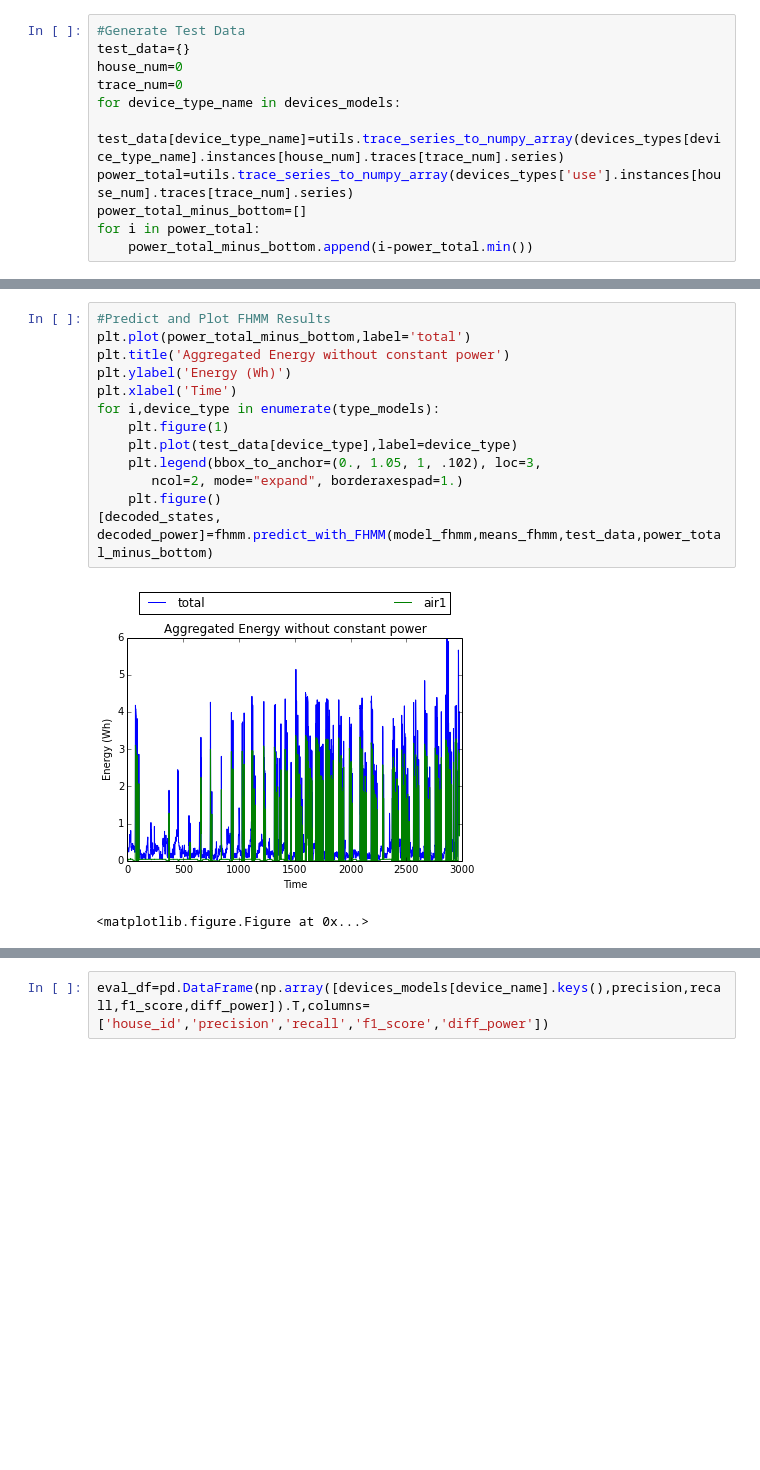
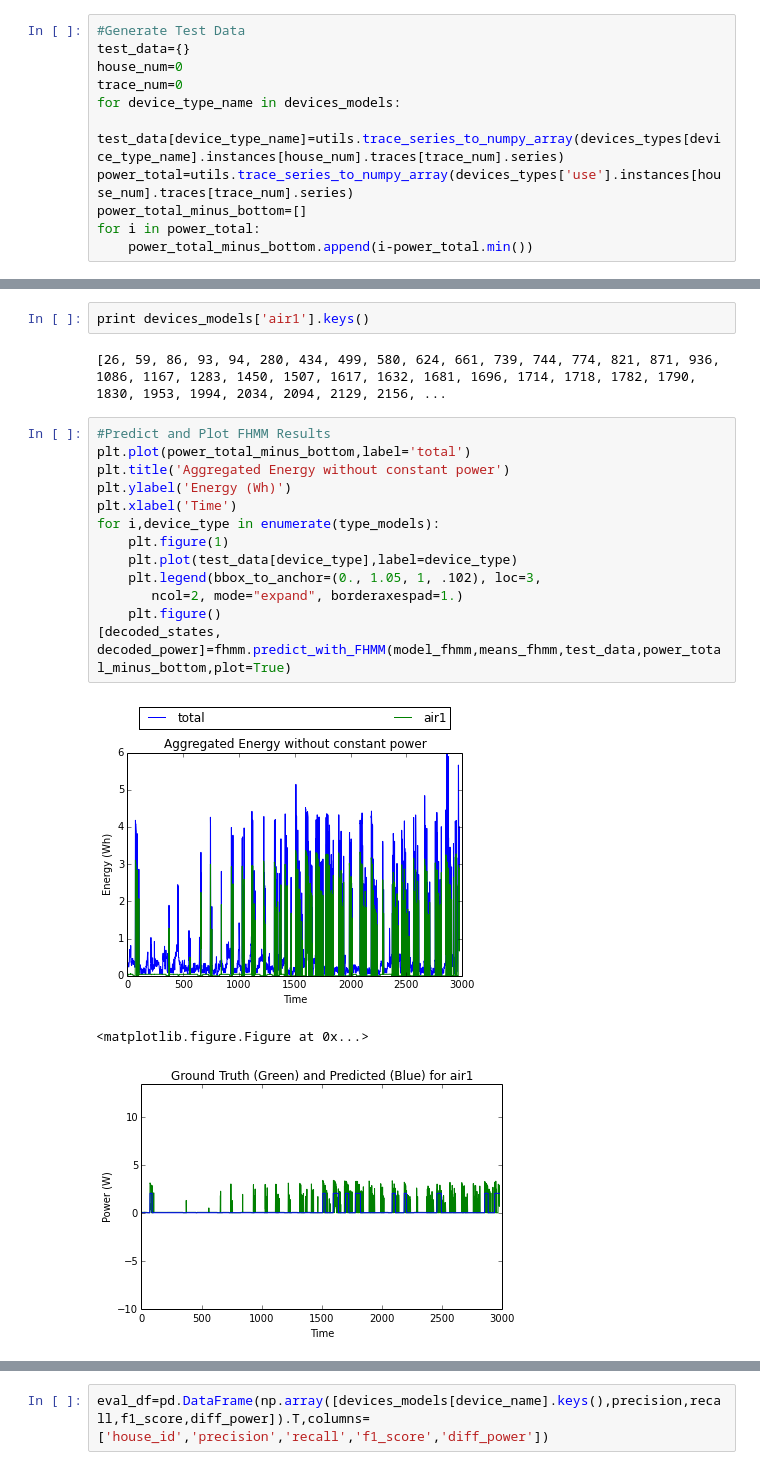
Before and after one commit to dssg/wikienergy, a Jupyter notebook: proto/FHMM/TestModel.ipynb, the cells around one changed output, grey strips where cells are left out. Saved outputs shown, nothing was run; the diff lists cells and outputs as text; blank space fills up the shorter version.

```diff
--- a/proto/FHMM/TestModel.ipynb
+++ b/proto/FHMM/TestModel.ipynb
@@ -117,17 +135,22 @@ model_fhmm,means_fhmm=fhmm.generate_FHMM_from_HMMs(type_models)
+# %%
+print devices_models['air1'].keys()
+# %% [output]
+[26, 59, 86, 93, 94, 280, 434, 499, 580, 624, 661, 739, 744, 774, 821, 871, 936, 1086, 1167, 1283, 1450, 1507, 1617, 1632, 1681, 1696, 1714, 1718, 1782, 1790, 1830, 1953, 1994, 2034, 2094, 2129, 2156, ...
 # %%
 #Predict and Plot FHMM Results
 plt.plot(power_total_minus_bottom,label='total')
 plt.title('Aggregated Energy without constant power')
 plt.ylabel('Energy (Wh)')
 plt.xlabel('Time')
 for i,device_type in enumerate(type_models):
     plt.figure(1)
     plt.plot(test_data[device_type],label=device_type)
     plt.legend(bbox_to_anchor=(0., 1.05, 1, .102), loc=3,
        ncol=2, mode="expand", borderaxespad=1.)
     plt.figure()
-[decoded_states, decoded_power]=fhmm.predict_with_FHMM(model_fhmm,means_fhmm,test_data,power_total_minus_bottom)
+[decoded_states, decoded_power]=fhmm.predict_with_FHMM(model_fhmm,means_fhmm,test_data,power_total_minus_bottom,plot=True)
 # %% [output]
 [figure]
 <matplotlib.figure.Figure at 0x...>
+[figure, added]
 # %%
```
Also changed, not shown: parts of 15 cells of this notebook.
